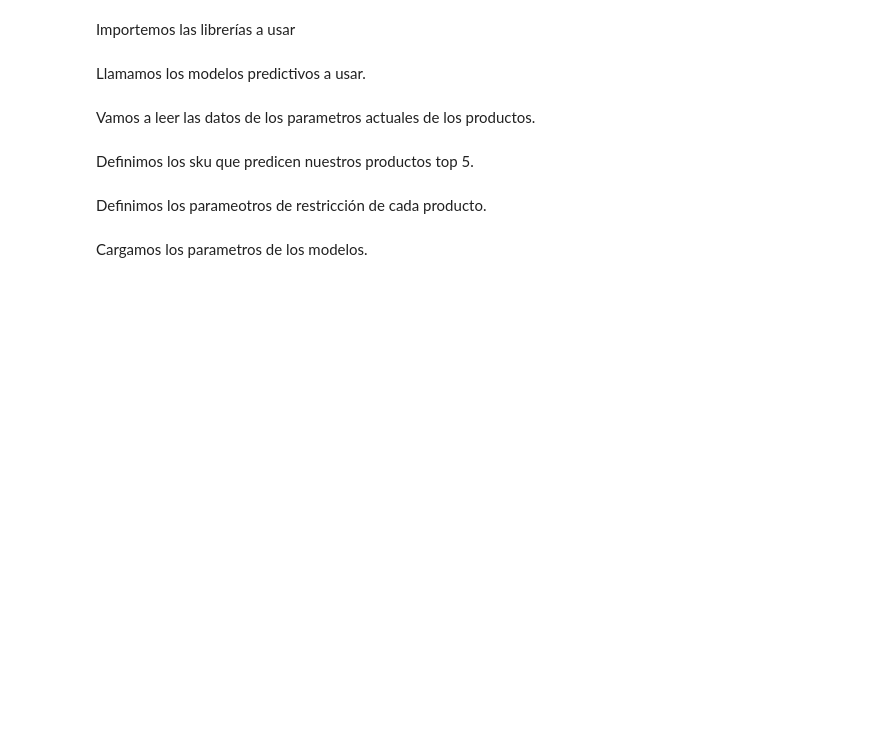
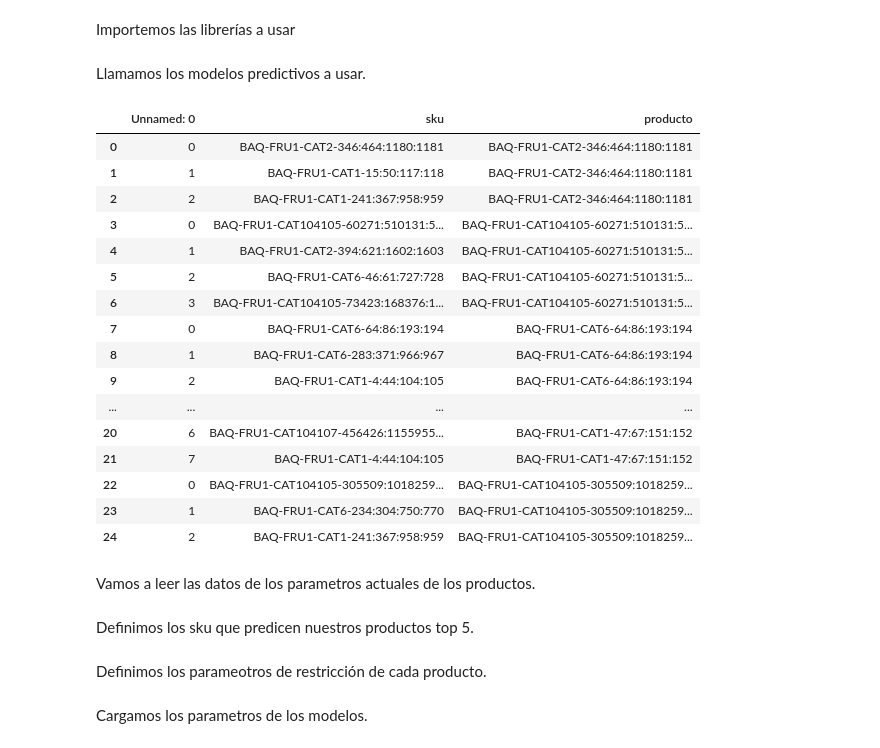
Before and after one commit to cramayag/Pricing_Frubana, a Jupyter notebook: Modelo de Optimizacion/Modelo de Optimización.ipynb, the cells around one changed output. Cells and saved outputs as stored; diff of their text form; code cells hidden in the pictures; blank space fills up the shorter version.

```diff
--- a/Modelo de Optimizacion/Modelo de Optimización.ipynb
+++ b/Modelo de Optimizacion/Modelo de Optimización.ipynb
@@ -38,6 +38,26 @@ for file in csv_files:
 
 
 var_sel_df = pd.concat(dfs, ignore_index=True)
+# %%
+var_sel_df
+# %% [output]
+|  | Unnamed: 0 | sku | producto |
+| 0 | 0 | BAQ-FRU1-CAT2-346:464:1180:1181 | BAQ-FRU1-CAT2-346:464:1180:1181 |
+| 1 | 1 | BAQ-FRU1-CAT1-15:50:117:118 | BAQ-FRU1-CAT2-346:464:1180:1181 |
+| 2 | 2 | BAQ-FRU1-CAT1-241:367:958:959 | BAQ-FRU1-CAT2-346:464:1180:1181 |
+| 3 | 0 | BAQ-FRU1-CAT104105-60271:510131:5... | BAQ-FRU1-CAT104105-60271:510131:5... |
+| 4 | 1 | BAQ-FRU1-CAT2-394:621:1602:1603 | BAQ-FRU1-CAT104105-60271:510131:5... |
+| 5 | 2 | BAQ-FRU1-CAT6-46:61:727:728 | BAQ-FRU1-CAT104105-60271:510131:5... |
+| 6 | 3 | BAQ-FRU1-CAT104105-73423:168376:1... | BAQ-FRU1-CAT104105-60271:510131:5... |
+| 7 | 0 | BAQ-FRU1-CAT6-64:86:193:194 | BAQ-FRU1-CAT6-64:86:193:194 |
+| 8 | 1 | BAQ-FRU1-CAT6-283:371:966:967 | BAQ-FRU1-CAT6-64:86:193:194 |
+| 9 | 2 | BAQ-FRU1-CAT1-4:44:104:105 | BAQ-FRU1-CAT6-64:86:193:194 |
+| ... | ... | ... | ... |
+| 20 | 6 | BAQ-FRU1-CAT104107-456426:1155955... | BAQ-FRU1-CAT1-47:67:151:152 |
+| 21 | 7 | BAQ-FRU1-CAT1-4:44:104:105 | BAQ-FRU1-CAT1-47:67:151:152 |
+| 22 | 0 | BAQ-FRU1-CAT104105-305509:1018259... | BAQ-FRU1-CAT104105-305509:1018259... |
+| 23 | 1 | BAQ-FRU1-CAT6-234:304:750:770 | BAQ-FRU1-CAT104105-305509:1018259... |
+| 24 | 2 | BAQ-FRU1-CAT1-241:367:958:959 | BAQ-FRU1-CAT104105-305509:1018259... |
 # %%
 with open(name_path, 'rb') as file:
     name_model = pickle.load(file)
```
Also changed, not shown: parts of 1 cell of this notebook, 1 other file.
